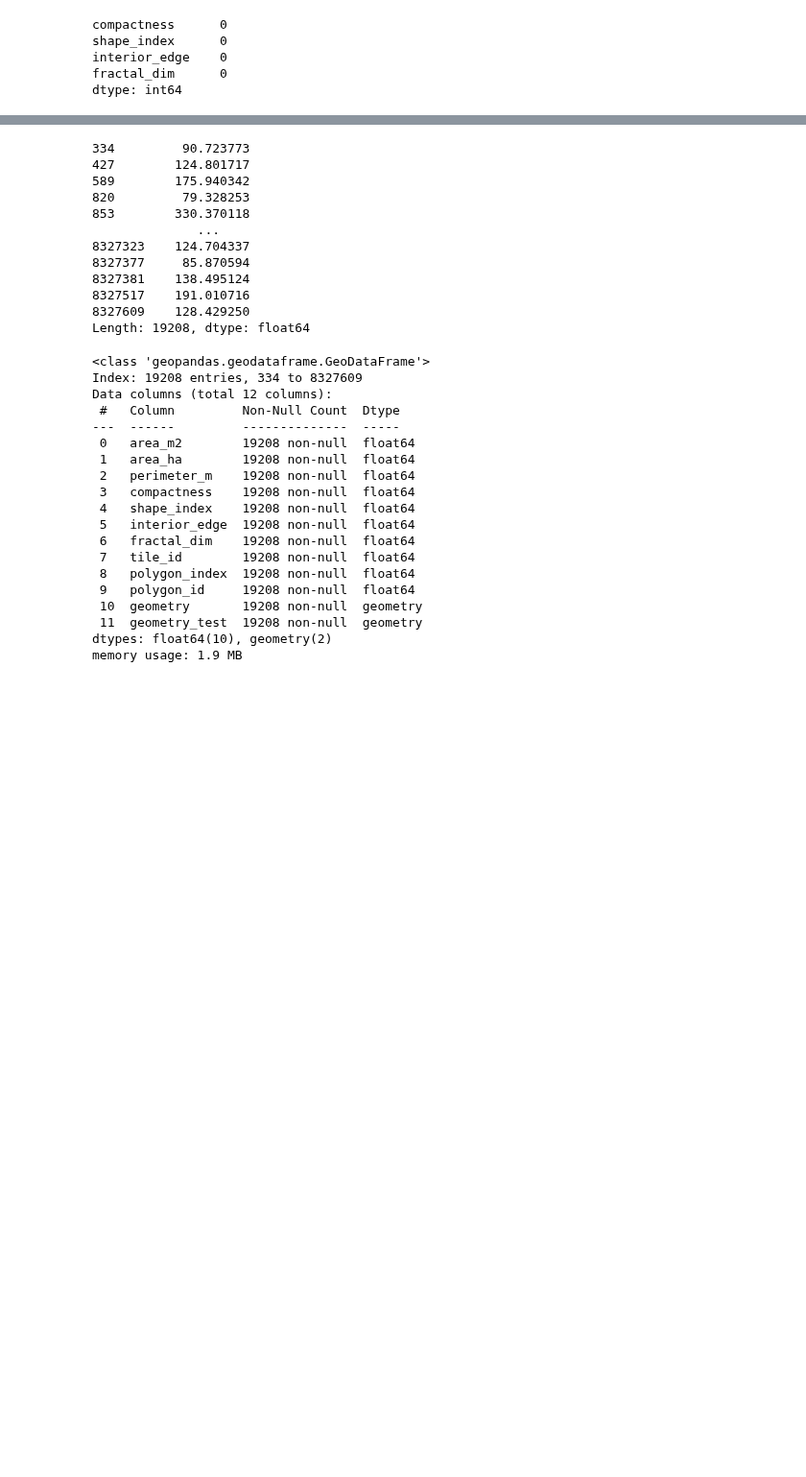
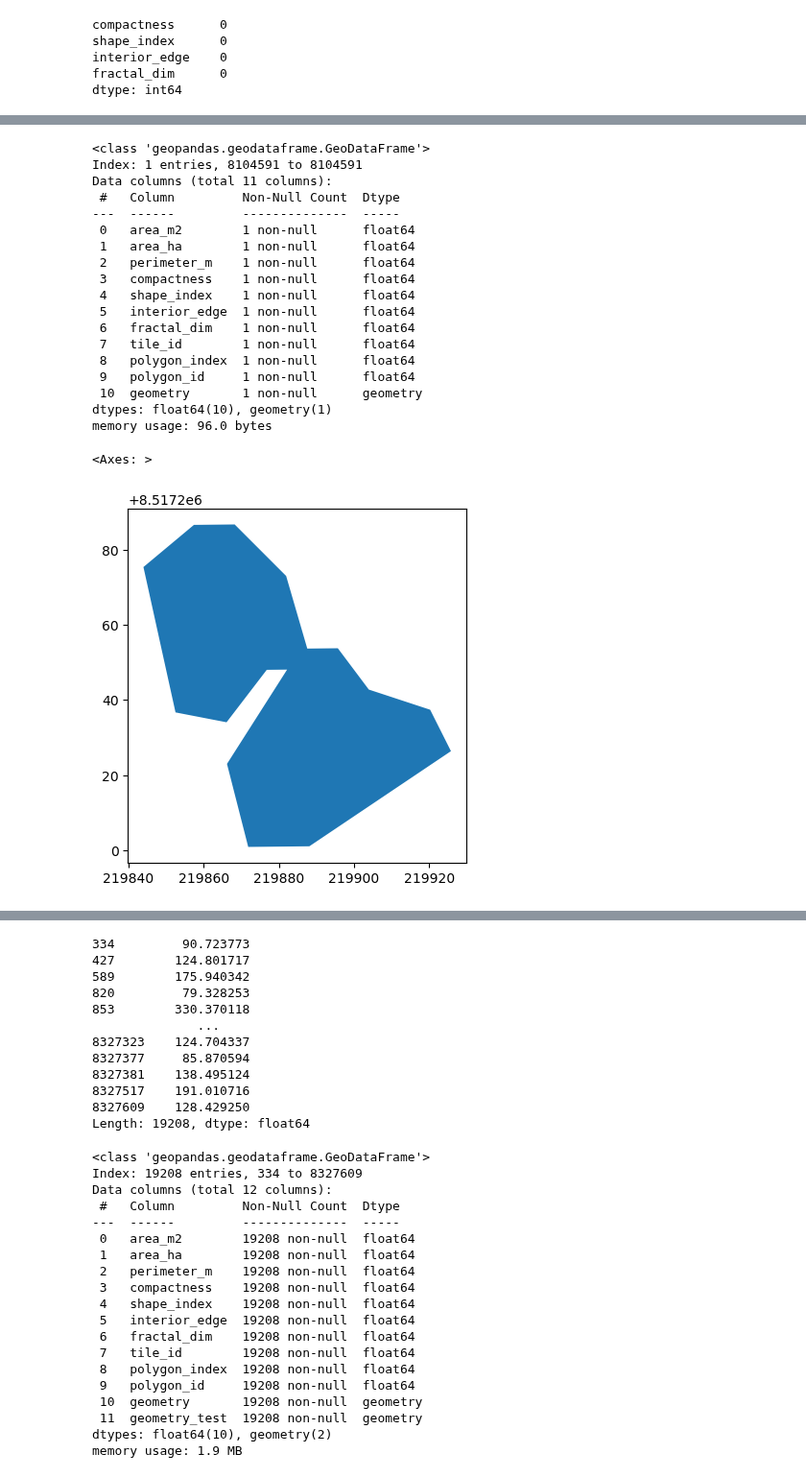
Before and after one commit to SYH-pixel/cropfield-polygonization, a Jupyter notebook: func/thinneck.ipynb, the cells around one changed output, grey strips where cells are left out. Shown at 96% size. Cells and saved outputs as stored; diff of their text form; code cells hidden in the pictures; blank space fills up the shorter version.

```diff
--- a/func/thinneck.ipynb
+++ b/func/thinneck.ipynb
@@ -32,0 +57,34 @@ zam_filt = test_poly[(test_poly["compactness"] <= test_poly["compactness"].quant
+# %%
+from shapely.geometry import Point
+
+# Test poly (1)
+point = Point(24.4135987, -13.3993874)
+
+# Select the polygon that contains the point
+test_poly = test_tile[test_tile.geometry.contains(point)]
+test_poly = test_poly.to_crs(32735)
+
+test_poly.info()
+
+test_poly.plot()
+# %% [output]
+<class 'geopandas.geodataframe.GeoDataFrame'>
+Index: 1 entries, 8104591 to 8104591
+Data columns (total 11 columns):
+ #   Column         Non-Null Count  Dtype
+---  ------         --------------  -----
+ 0   area_m2        1 non-null      float64
+ 1   area_ha        1 non-null      float64
+ 2   perimeter_m    1 non-null      float64
+ 3   compactness    1 non-null      float64
+ 4   shape_index    1 non-null      float64
+ 5   interior_edge  1 non-null      float64
+ 6   fractal_dim    1 non-null      float64
+ 7   tile_id        1 non-null      float64
+ 8   polygon_index  1 non-null      float64
+ 9   polygon_id     1 non-null      float64
+ 10  geometry       1 non-null      geometry
+dtypes: float64(10), geometry(1)
+memory usage: 96.0 bytes
+<Axes: >
+[figure, added]
```
Also changed, not shown: parts of 29 cells of this notebook, 1 other file.
